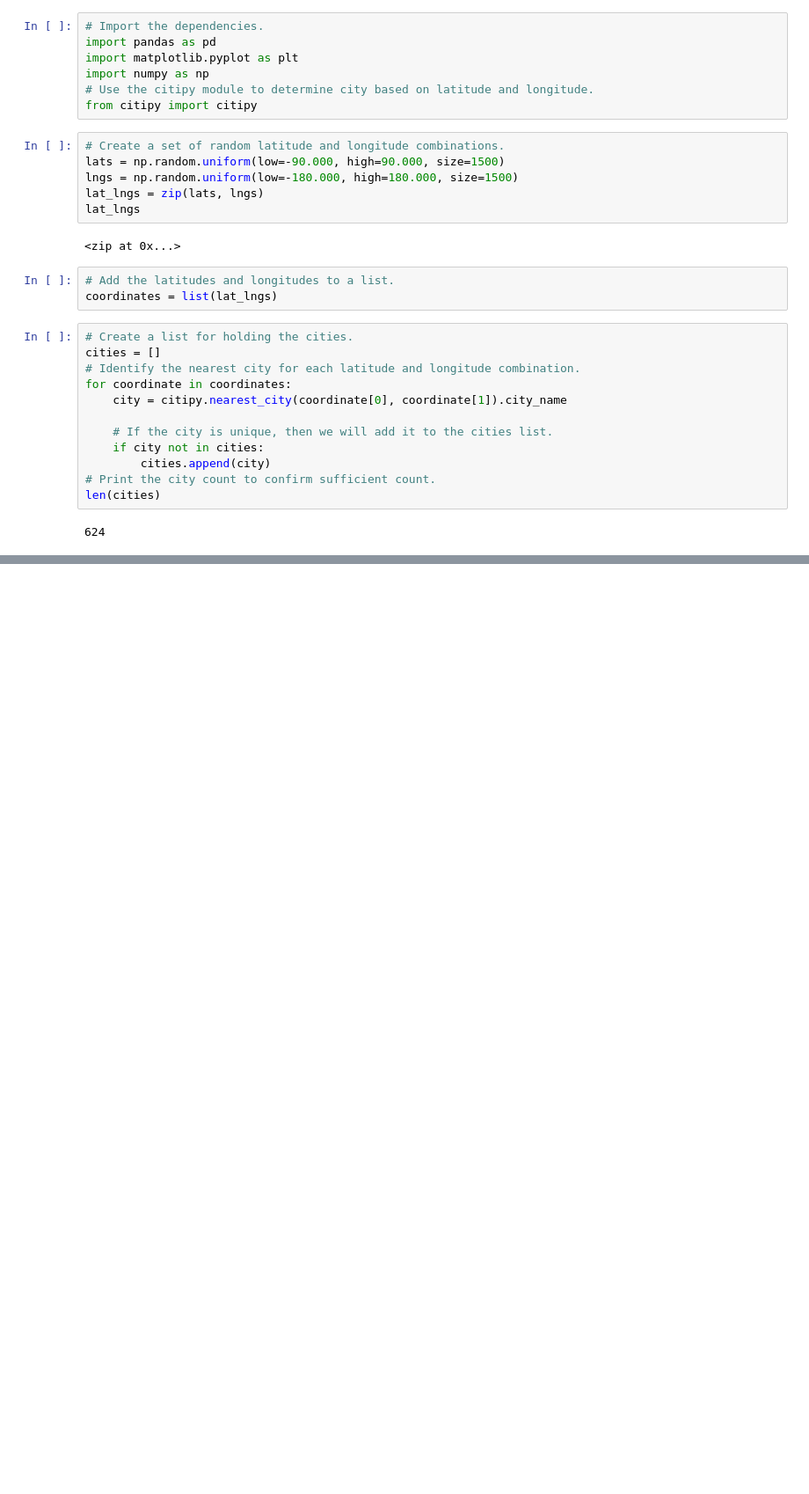
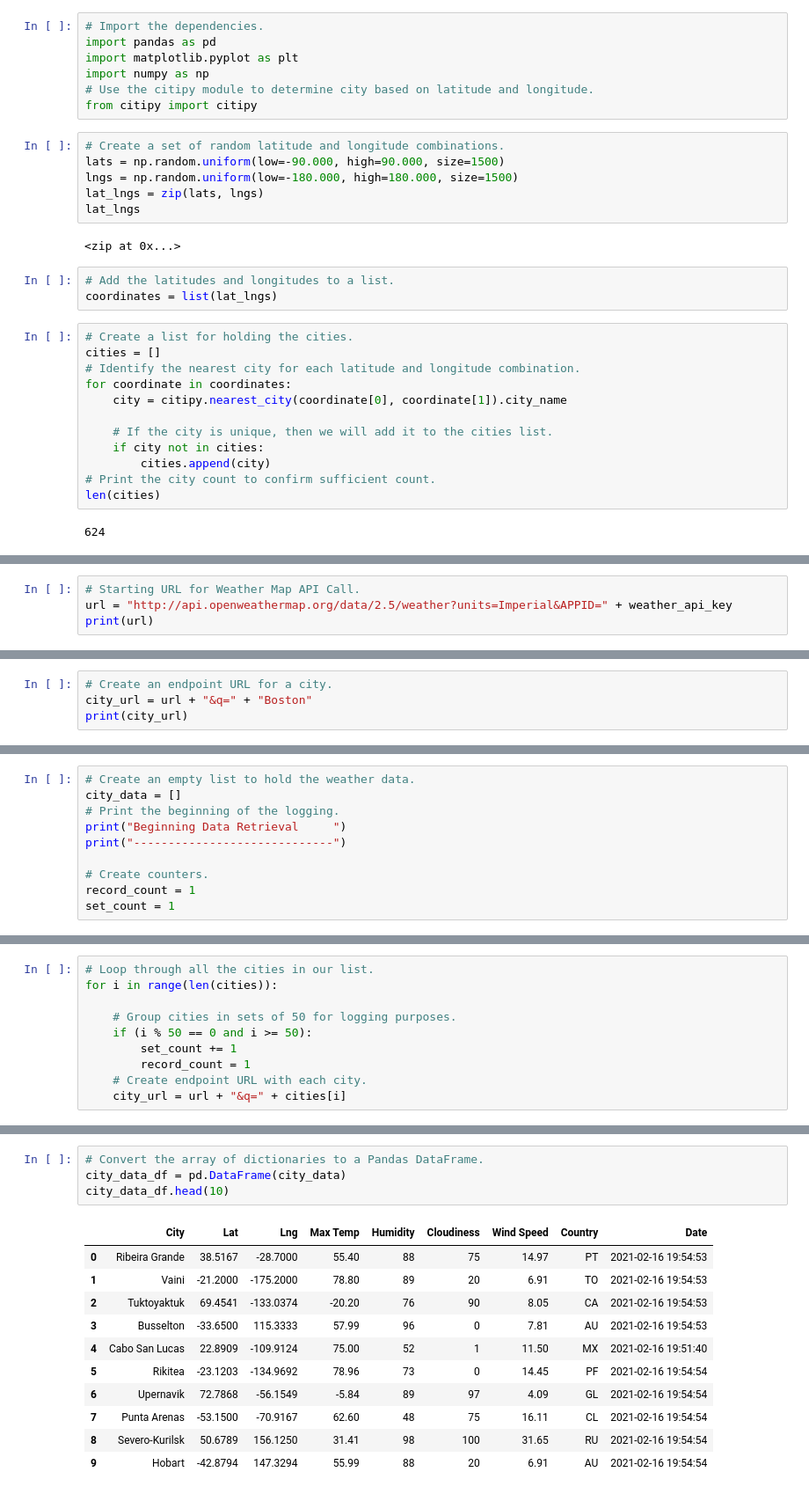
Before and after one commit to faridah-m/World_Weather_Analysis, a Jupyter notebook: WeatherPy.ipynb, the cells around one changed output, grey strips where cells are left out. Shown at 88% size. Cells and saved outputs as stored; diff of their text form; blank space fills up the shorter version.

```diff
--- a/WeatherPy.ipynb
+++ b/WeatherPy.ipynb
@@ -32,0 +39,4 @@ len(cities)
+# %%
+# Starting URL for Weather Map API Call.
+url = "http://api.openweathermap.org/data/2.5/weather?units=Imperial&APPID=" + weather_api_key
+print(url)
@@ -32,0 +45,4 @@ len(cities)
+# %%
+# Create an endpoint URL for a city.
+city_url = url + "&q=" + "Boston"
+print(city_url)
@@ -32,0 +54,10 @@ len(cities)
+# %%
+# Create an empty list to hold the weather data.
+city_data = []
+# Print the beginning of the logging.
+print("Beginning Data Retrieval     ")
+print("-----------------------------")
+
+# Create counters.
+record_count = 1
+set_count = 1
@@ -32,0 +67,10 @@ len(cities)
+# %%
+# Loop through all the cities in our list.
+for i in range(len(cities)):
+
+    # Group cities in sets of 50 for logging purposes.
+    if (i % 50 == 0 and i >= 50):
+        set_count += 1
+        record_count = 1
+    # Create endpoint URL with each city.
+    city_url = url + "&q=" + cities[i]
@@ -32,0 +144,16 @@ len(cities)
+# %%
+# Convert the array of dictionaries to a Pandas DataFrame.
+city_data_df = pd.DataFrame(city_data)
+city_data_df.head(10)
+# %% [output]
+|  | City | Lat | Lng | Max Temp | Humidity | Cloudiness | Wind Speed | Country | Date |
+| 0 | Ribeira Grande | 38.5167 | -28.7000 | 55.40 | 88 | 75 | 14.97 | PT | 2021-02-16 19:54:53 |
+| 1 | Vaini | -21.2000 | -175.2000 | 78.80 | 89 | 20 | 6.91 | TO | 2021-02-16 19:54:53 |
+| 2 | Tuktoyaktuk | 69.4541 | -133.0374 | -20.20 | 76 | 90 | 8.05 | CA | 2021-02-16 19:54:53 |
+| 3 | Busselton | -33.6500 | 115.3333 | 57.99 | 96 | 0 | 7.81 | AU | 2021-02-16 19:54:53 |
+| 4 | Cabo San Lucas | 22.8909 | -109.9124 | 75.00 | 52 | 1 | 11.50 | MX | 2021-02-16 19:51:40 |
+| 5 | Rikitea | -23.1203 | -134.9692 | 78.96 | 73 | 0 | 14.45 | PF | 2021-02-16 19:54:54 |
+| 6 | Upernavik | 72.7868 | -56.1549 | -5.84 | 89 | 97 | 4.09 | GL | 2021-02-16 19:54:54 |
+| 7 | Punta Arenas | -53.1500 | -70.9167 | 62.60 | 48 | 75 | 16.11 | CL | 2021-02-16 19:54:54 |
+| 8 | Severo-Kurilsk | 50.6789 | 156.1250 | 31.41 | 98 | 100 | 31.65 | RU | 2021-02-16 19:54:54 |
+| 9 | Hobart | -42.8794 | 147.3294 | 55.99 | 88 | 20 | 6.91 | AU | 2021-02-16 19:54:54 |
```
Also changed, not shown: parts of 8 cells of this notebook, 2 other files.
